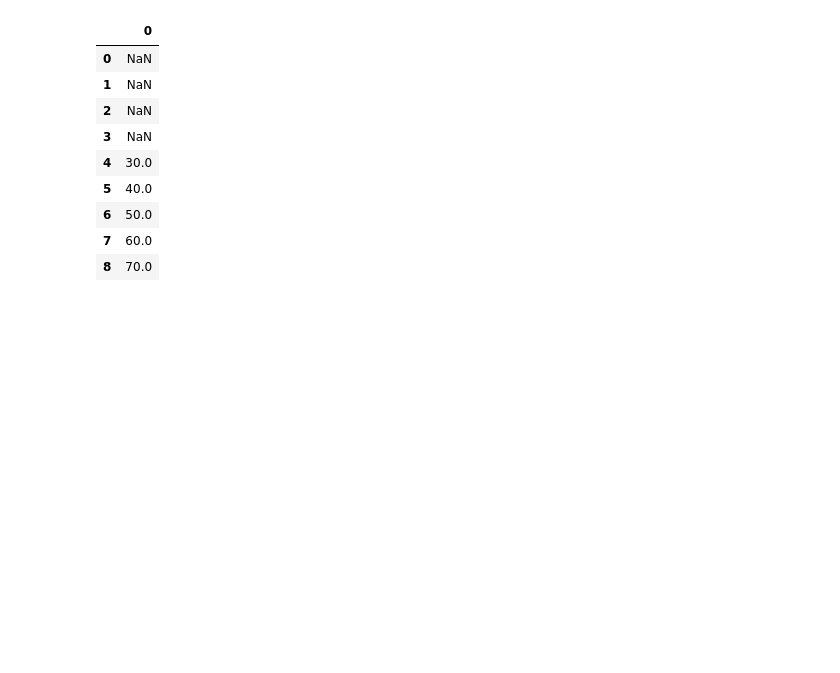
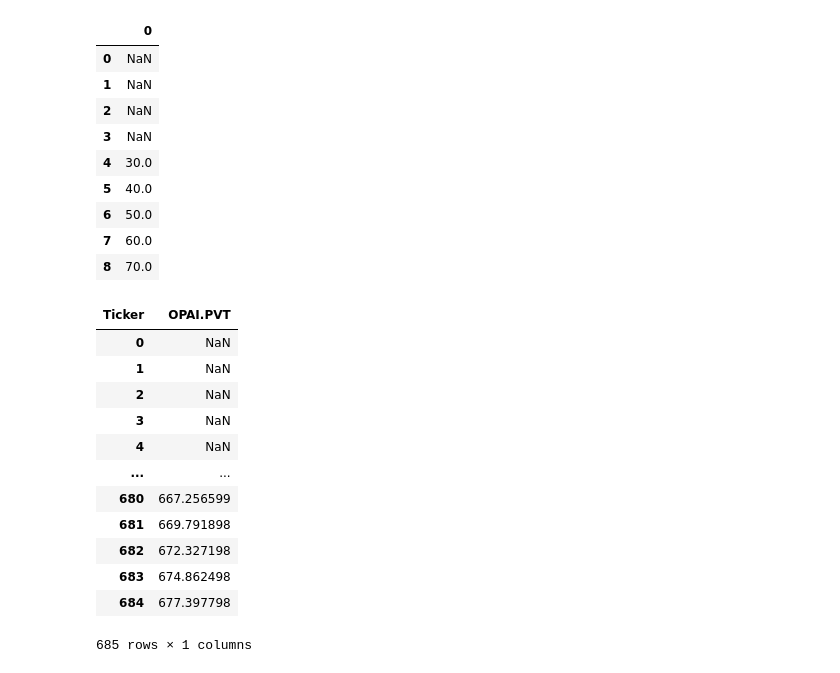
Before and after one commit to murigugitonga/stock_price_predictor, a Jupyter notebook: predictor.ipynb, the cells around one changed output. Cells and saved outputs as stored; diff of their text form; code cells hidden in the pictures; blank space fills up the shorter version.

```diff
--- a/predictor.ipynb
+++ b/predictor.ipynb
@@ -178,3 +178,20 @@ df01.rolling(5).mean()
 | 6 | 50.0 |
 | 7 | 60.0 |
 | 8 | 70.0 |
+# %%
+ma100 = df.Close.rolling(100).mean()
+ma100
+# %% [output]
+| Ticker | OPAI.PVT |
+| 0 | NaN |
+| 1 | NaN |
+| 2 | NaN |
+| 3 | NaN |
+| 4 | NaN |
+| ... | ... |
+| 680 | 667.256599 |
+| 681 | 669.791898 |
+| 682 | 672.327198 |
+| 683 | 674.862498 |
+| 684 | 677.397798 |
+685 rows × 1 columns
```
Also changed, not shown: parts of 24 cells of this notebook.
